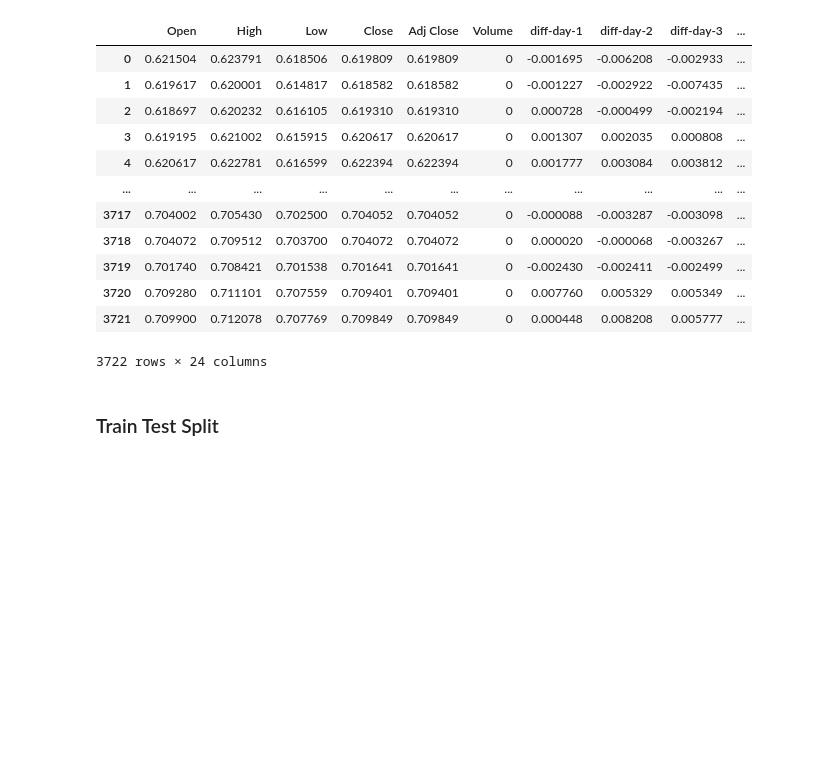
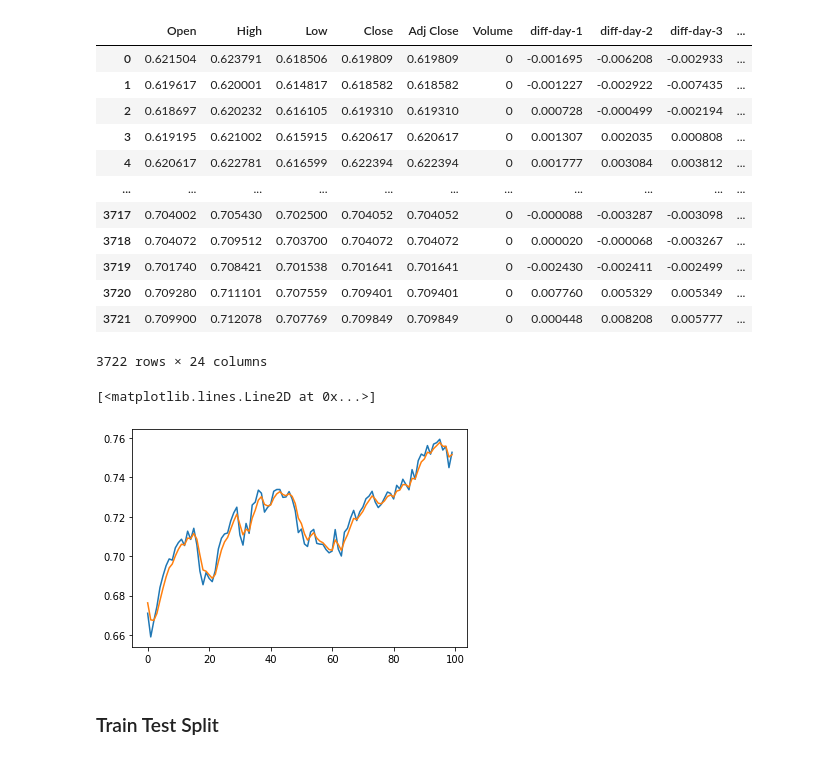
Before and after one commit to Rahul-Ravindran-Official/Master-Insight-Trading-Bot-2, a Jupyter notebook: generation3/prediction_trainer.ipynb, the cells around one changed output. Drawn from its saved outputs; the diff is of its cells as text; code cells hidden in the pictures; blank space fills up the shorter version.

```diff
--- a/generation3/prediction_trainer.ipynb
+++ b/generation3/prediction_trainer.ipynb
@@ -14,3 +12,13 @@ ticker = "NZDUSD=X"
+# %%
+ticker = "NZDUSD=X"
+supporting_predictor_names = [
+    'RAW-EMA-2',
+    'RAW-EMA-3',
+    'RAW-EMA-5',
+    'RAW-EMA-7',
+    'RAW-EMA-21',
+    'RAW-EMA-50'
+]
 # %% [markdown]
 ## Pre Algorithm
 # %% [markdown]
@@ -18,6 +26,8 @@ ticker = "NZDUSD=X"
 # %%
 predictors = pd.read_csv('./' + ticker + '_input_signals.csv')
 predictors_list = list(predictors.columns)
+supporting_predictors = predictors[supporting_predictor_names]
+predictors = predictors.drop(supporting_predictor_names, axis = 1)
 predictors
 # %% [output]
 |  | Open | High | Low | Close | Adj Close | Volume | diff-day-1 | diff-day-2 | diff-day-3 | ... |
@@ -36,6 +46,15 @@ predictors
 # %%
 target = pd.read_csv('./' + ticker + '_output_signals.csv')
 #target
+# %%
+adj_close = predictors["Adj Close"].to_numpy()[1000:1100]
+ema = supporting_predictors["RAW-EMA-3"].to_numpy()[1000:1100]
+
+plt.plot(adj_close)
+plt.plot(ema)
+# %% [output]
+[<matplotlib.lines.Line2D at 0x...>]
+[figure, added]
 # %% [markdown]
 ### Train Test Split
 # %%
```
Also changed, not shown: parts of 39 cells of this notebook, 1 other file.
